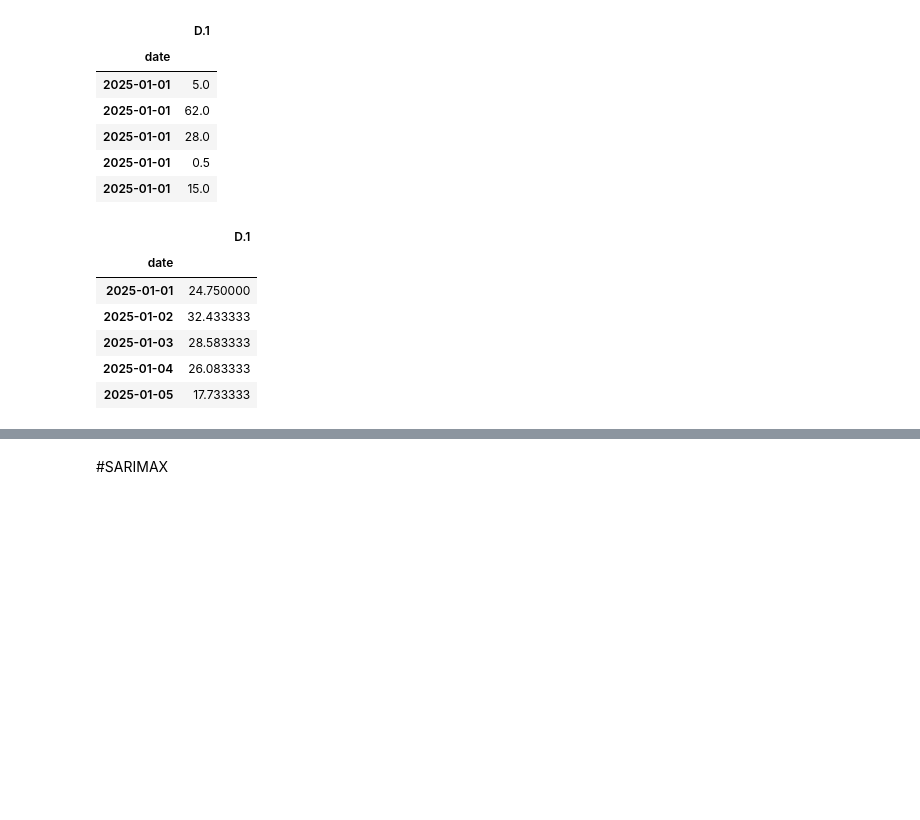
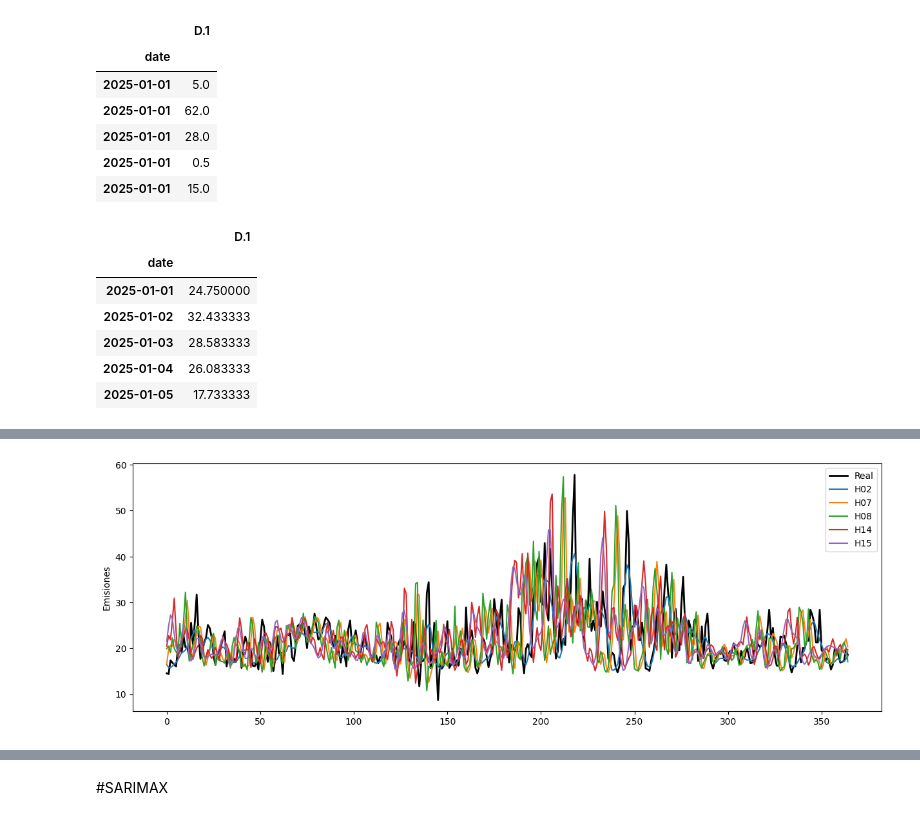
Before and after one commit to cazzollimartina/TFM, a Jupyter notebook: TFM_Martina_Cazzolli.ipynb, the cells around one changed output, grey strips where cells are left out. Drawn from its saved outputs; the diff is of its cells as text; code cells hidden in the pictures; blank space fills up the shorter version.

```diff
--- a/TFM_Martina_Cazzolli.ipynb
+++ b/TFM_Martina_Cazzolli.ipynb
@@ -960,0 +944,9 @@ df_35_2025.head()
+# %%
+y = df_total.copy()
+y.index = pd.to_datetime(y.index)
+y = y.asfreq('D')
+
+y_train = y.loc['2010':'2023']
+y_val = y.loc['2024':'2024']
+y_test = y.loc['2025':'2025']
+y_train_val = pd.concat([y_train, y_val])
@@ -960,0 +1014,74 @@ df_35_2025.head()
+# %%
+#Prediccion de los datos
+mae_lstm=[]
+epochs=50
+h=0
+start = 0
+
+end = 365
+horizontes = [1, 6,7, 13,14]
+first_iteration = True
+mae_lstm = []
+# %%
+
+
+callbacks = [
+    EarlyStopping(
+        monitor='val_loss',
+        patience=14,
+        restore_best_weights=True
+    ),
+    ReduceLROnPlateau(
+        monitor='val_loss',
+        factor=0.5,
+        patience=7,
+        min_lr=1e-6
+    )
+]
+
+for h in horizontes:
+    rnn = create_rnn()
+    dataset_tr, dataset_va, dataset_te, y_te, scaler_y = create_dataset(df_total, h=h)
+
+    for batch in dataset_tr.take(1):
+        print(f"H{h} – x shape: {batch[0].shape}, y shape: {batch[1].shape}")
+
+    ahora = datetime.now()
+    fecha_str = ahora.strftime("%Y%m%d %H:%M")
+    file = f"{output_folder}/predLSTM_H{h}_fecha{fecha_str}.npy"
+
+    if isfile(file):
+        preds_rnn = np.load(file)
+        if preds_rnn.max() <= 1.0:
+            preds_rnn = scaler_y.inverse_transform(preds_rnn.reshape(-1, 1)).flatten()
+    else:
+        history_rnn = rnn.fit(
+            dataset_tr,
+            validation_data=dataset_va,
+            epochs=100,
+            callbacks=callbacks,
+            verbose=1
+        )
+        preds_rnn = rnn.predict(dataset_te, verbose=0)
+        preds_rnn = scaler_y.inverse_transform(preds_rnn)
+        preds_rnn = preds_rnn.flatten()
+        np.save(file, preds_rnn)
+
+    if first_iteration:
+        plt.plot(y_te[start:end], "k", label='Real', linewidth=2)
+        first_iteration = False
+
+    plot_start = max(0, start - h)
+    plot_end = min(len(preds_rnn), plot_start + (end - start))
+    plt.plot(preds_rnn[plot_start:plot_end], label=f'H{h+1:02d}')
+
+    min_len = min(len(y_te), len(preds_rnn))
+    mae_lstm.append(mean_absolute_error(y_te[:min_len].flatten(), preds_rnn[:min_len].flatten()))
+
+plt.ylabel("Emisiones")
+plt.legend()
+plt.show()
+
+# Verificar
+print(f"mae_lstm tiene {len(mae_lstm)} valores: {mae_lstm}")
+# %% [output]
@@ -960,0 +1105 @@ df_35_2025.head()
+[figure, added]
```
Also changed, not shown: parts of 40 cells of this notebook.
